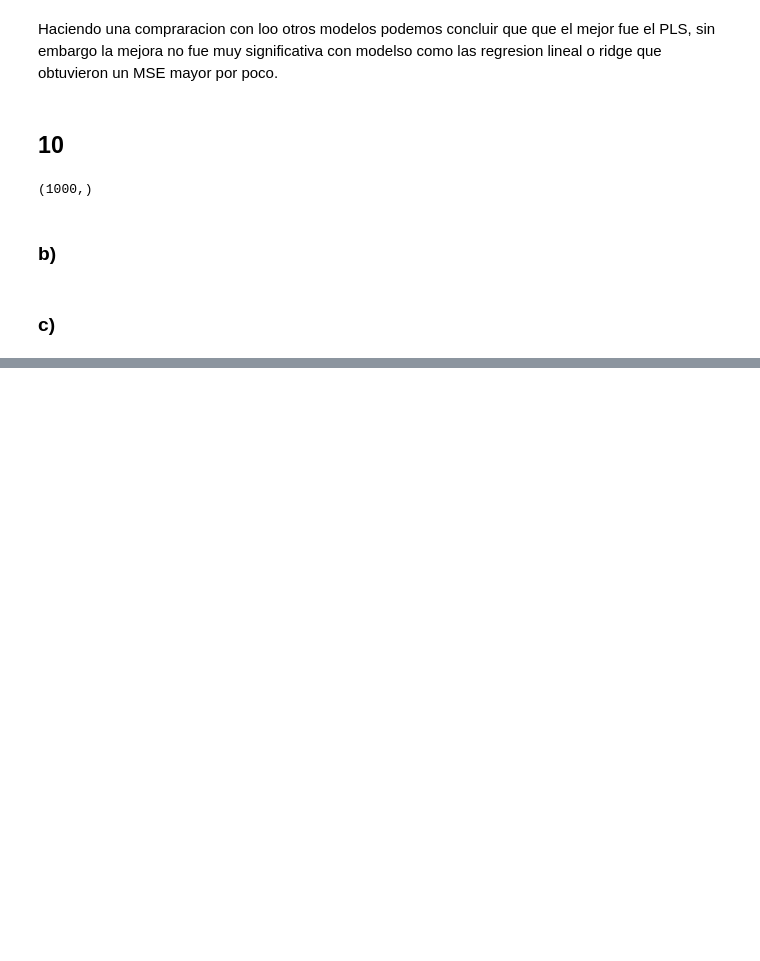
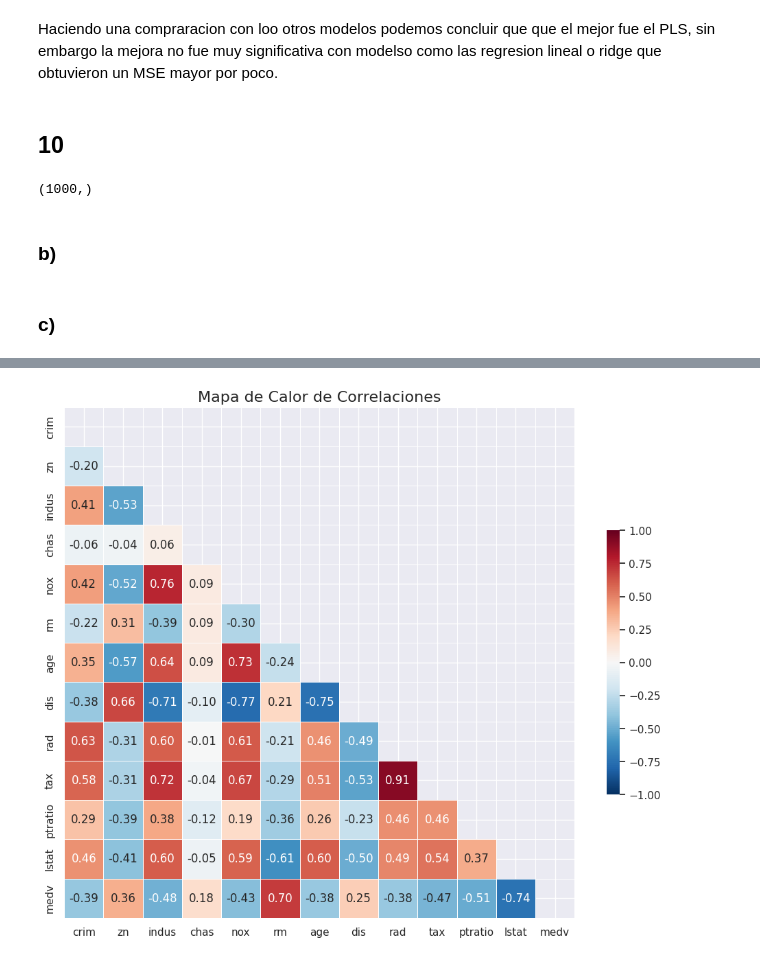
Before and after one commit to chuancao26/islp, a Jupyter notebook: EjerciciosRegularizacion.ipynb, the cells around one changed output, grey strips where cells are left out. Saved outputs shown, nothing was run; the diff lists cells and outputs as text; code cells hidden in the pictures; blank space fills up the shorter version.

```diff
--- a/EjerciciosRegularizacion.ipynb
+++ b/EjerciciosRegularizacion.ipynb
@@ -1055,0 +1163,26 @@ k=8 - Mejores feats: (0, 3, 4, 5, 7, 14, 16, 18) - MSE Test: 41.5884
+# %%
+corr = df.corr(numeric_only=True)
+
+# 2. Generar una máscara para ocultar el triángulo superior (opcional pero recomendado)
+mask = np.triu(np.ones_like(corr, dtype=bool))
+
+# 3. Configurar el gráfico
+plt.figure(figsize=(12, 10))
+
+# 4. Dibujar el heatmap con máscara
+sns.heatmap(corr,
+            mask=mask,           # Oculta la parte superior
+            cmap='RdBu_r',       # Mapa de color divergente (Rojo-Azul) ideal para correlaciones
+            vmax=1,              # Valor máximo de la escala
+            vmin=-1,             # Valor mínimo de la escala
+            center=0,            # Centrar el blanco en 0
+            square=True,         # Fuerza a que las celdas sean cuadradas
+            linewidths=.5,       # Líneas blancas entre celdas
+            cbar_kws={"shrink": .5}, # Barra de color más pequeña
+            annot=True,          # Mostrar los números
+            fmt=".2f")           # Formato a 2 decimales
+
+plt.title('Mapa de Calor de Correlaciones', fontsize=16)
+plt.show()
+# %% [output]
+[figure, added]
```
Also changed, not shown: parts of 36 cells of this notebook.
